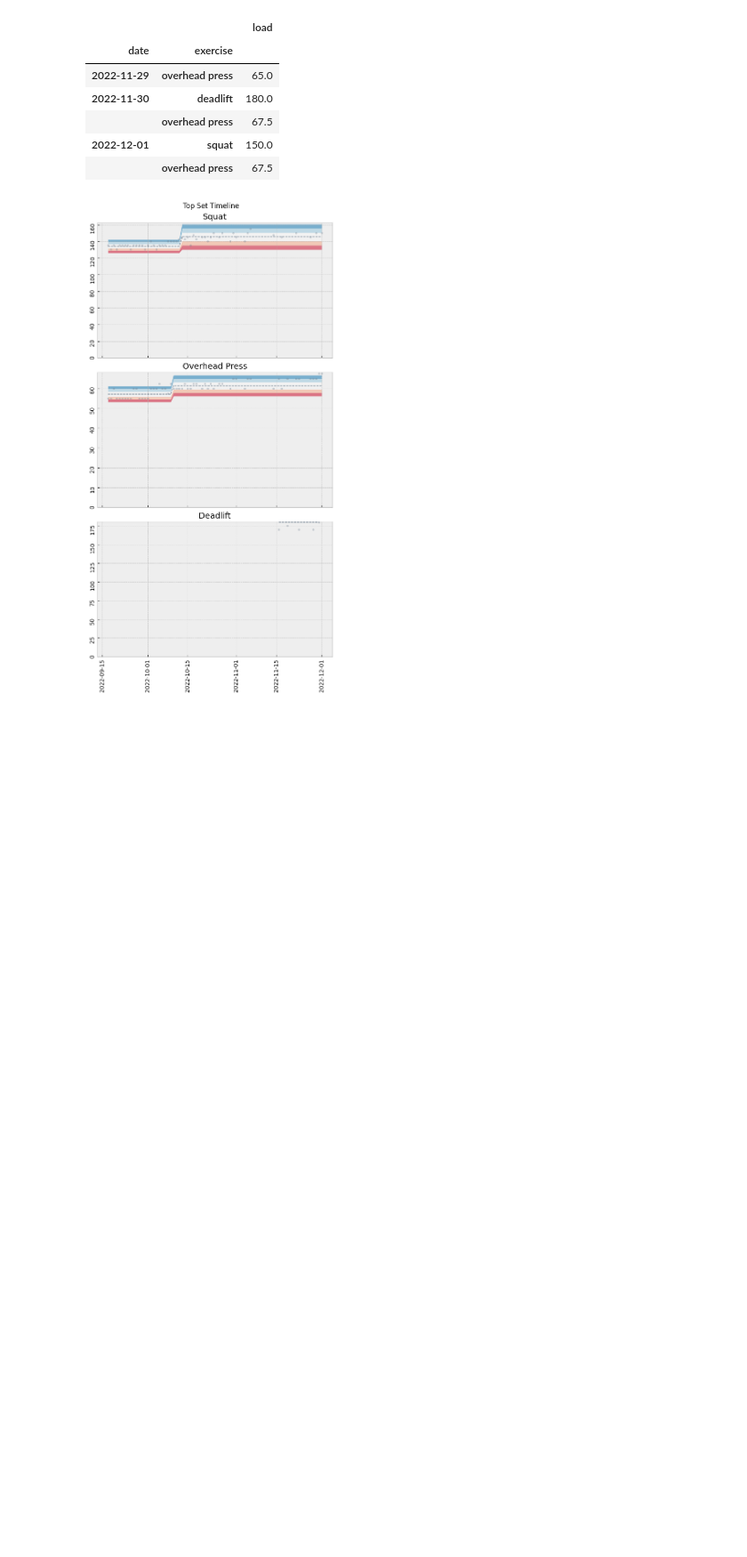
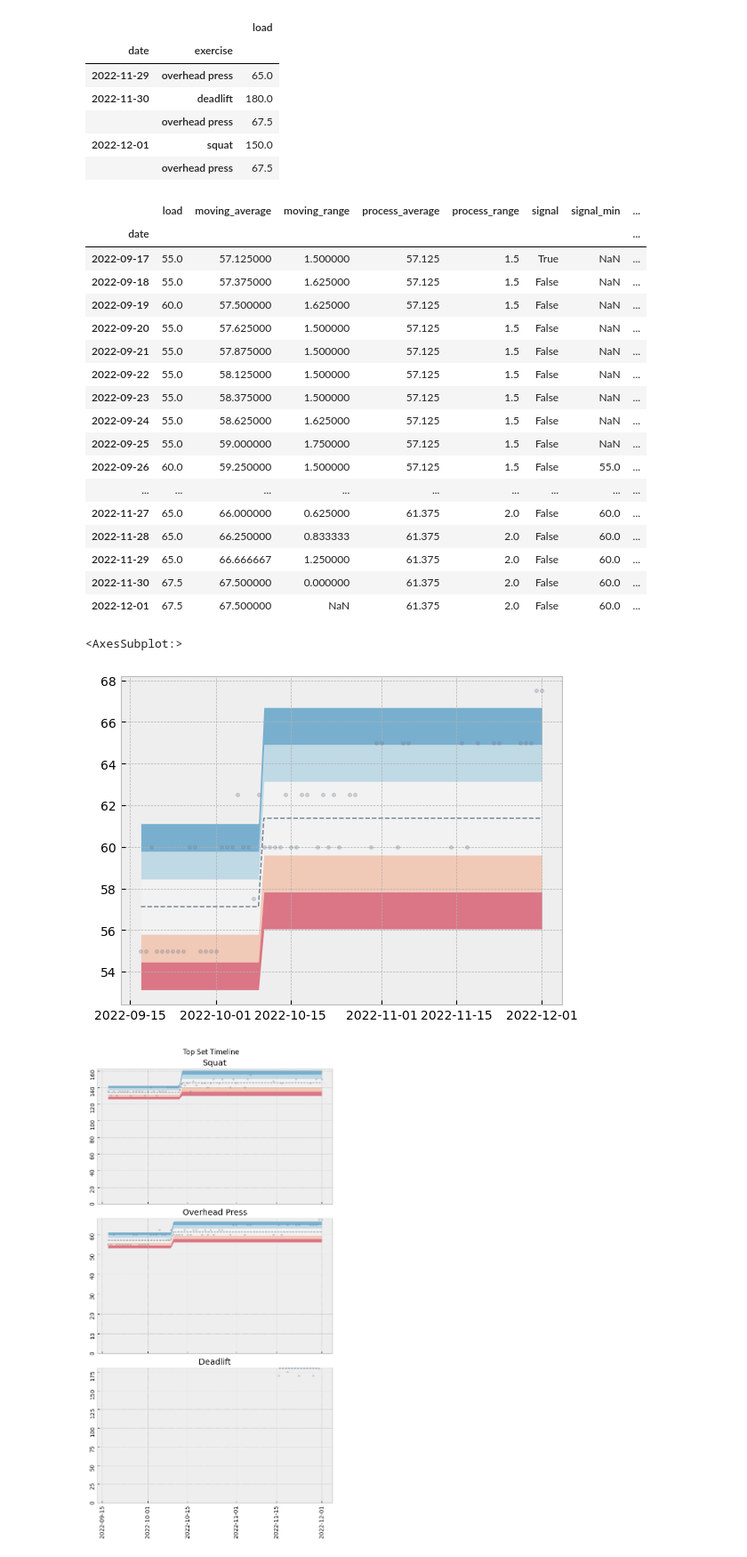
Before and after one commit to mattiasthalen/Top-Set-Log, a Jupyter notebook: top-set-log.ipynb, the cells around one changed output. Shown at 89% size. Saved outputs shown, nothing was run; the diff lists cells and outputs as text; code cells hidden in the pictures; blank space fills up the shorter version.

```diff
--- a/top-set-log.ipynb
+++ b/top-set-log.ipynb
@@ -46,6 +46,10 @@ def plot_pbc(df, y, window = 20, signal_window = 8, ax = None, display_df = Fals
     df['signal_max'] = None
     df['signal_above_average'] = None
     df['signal_below_average'] = None
+    df['previous_signal_id'] = None
+    df['signal_start_id'] = None
+    df['sufficient_rows_left'] = None
+    df['signal_open'] = None
 
     n_rows = len(df)
     previous_signal_id = 0
@@ -53,8 +57,10 @@ def plot_pbc(df, y, window = 20, signal_window = 8, ax = None, display_df = Fals
     for row in np.arange(n_rows):
         first_row = row == 0
         sufficient_rows_left = n_rows - row >= window
+        df['sufficient_rows_left'].iat[row] = sufficient_rows_left
 
         signal_start_id = np.max([8, row - signal_window])
+        df['signal_start_id'].iat[row] = signal_start_id
 
         df['signal_min'].iat[row] = df[y][signal_start_id:row].min()
         df['signal_max'].iat[row] = df[y][signal_start_id:row].max()
@@ -63,6 +69,8 @@ def plot_pbc(df, y, window = 20, signal_window = 8, ax = None, display_df = Fals
         df['signal_below_average'].iat[row] = (df['signal_max'][row] < df['process_average'][row - 1])
 
         signal_open = (first_row) | (row >= previous_signal_id + window)
+        df['signal_open'].iat[row] = signal_open
+
         signal = (signal_open) & (sufficient_rows_left) & (first_row | df['signal_above_average'][row] | df['signal_below_average'][row])
         df['signal'].iat[row] = signal
 
@@ -76,37 +84,64 @@ def plot_pbc(df, y, window = 20, signal_window = 8, ax = None, display_df = Fals
         else:
             df['process_average'].iat[row] =  df['process_average'][row - 1]
             df['process_range'].iat[row] =  df['process_range'][row - 1]
+
+        df['previous_signal_id'].iat[row] = previous_signal_id
 
     zones = 3
 
     for i in np.arange(zones):
         offset = df['process_range']*(i + 1)/1.128
         df[f'lower_limit_{i}'] = df['process_average'] - offset
         df[f'upper_limit_{i}'] = df['process_average'] + offset
 
     if display_df:
         display(df)
 
     if ax is None:
         ax = plt.gca()
 
     ax.scatter(df.index, df[y], marker = '.', alpha = 0.3, color = 'slategray', zorder = 3)
     ax.plot(df.index, df['process_average'], linestyle = '--', color = 'slategray', zorder = 3, linewidth = 1)
 
     colors = {'lower': ['#f7f7f7', '#f4a582', '#ca0020'],
               'upper': ['#f7f7f7', '#92c5de', '#0571b0']}
 
     for i in np.arange(zones):
         prev_i = np.max([0, i - 1])
 
         if i > 0:
             for level in ['lower', 'upper']:
                 ax.fill_between(df.index, df[f'{level}_limit_{i}'], df[f'{level}_limit_{prev_i}'], alpha = 0.5, color = colors[level][i], zorder = 1, label = f'Zone {i + 1} ({level})', linewidth = 0)
 
         if i == 0:
             ax.fill_between(df.index, df[f'lower_limit_{i}'], df[f'upper_limit_{prev_i}'], alpha = 0.5, color = colors['lower'][i], zorder = 1, label = 'Zone 1', linewidth = 0)
 
     return ax
+
+plot_pbc(df = df.xs('overhead press', level = 'exercise'),
+         y = 'load',
+         display_df = True)
+# %% [output]
+|  | load | moving_average | moving_range | process_average | process_range | signal | signal_min | ... |
+| date |  |  |  |  |  |  |  | ... |
+| 2022-09-17 | 55.0 | 57.125000 | 1.500000 | 57.125 | 1.5 | True | NaN | ... |
+| 2022-09-18 | 55.0 | 57.375000 | 1.625000 | 57.125 | 1.5 | False | NaN | ... |
+| 2022-09-19 | 60.0 | 57.500000 | 1.625000 | 57.125 | 1.5 | False | NaN | ... |
+| 2022-09-20 | 55.0 | 57.625000 | 1.500000 | 57.125 | 1.5 | False | NaN | ... |
+| 2022-09-21 | 55.0 | 57.875000 | 1.500000 | 57.125 | 1.5 | False | NaN | ... |
+| 2022-09-22 | 55.0 | 58.125000 | 1.500000 | 57.125 | 1.5 | False | NaN | ... |
+| 2022-09-23 | 55.0 | 58.375000 | 1.500000 | 57.125 | 1.5 | False | NaN | ... |
+| 2022-09-24 | 55.0 | 58.625000 | 1.625000 | 57.125 | 1.5 | False | NaN | ... |
+| 2022-09-25 | 55.0 | 59.000000 | 1.750000 | 57.125 | 1.5 | False | NaN | ... |
+| 2022-09-26 | 60.0 | 59.250000 | 1.500000 | 57.125 | 1.5 | False | 55.0 | ... |
+| ... | ... | ... | ... | ... | ... | ... | ... | ... |
+| 2022-11-27 | 65.0 | 66.000000 | 0.625000 | 61.375 | 2.0 | False | 60.0 | ... |
+| 2022-11-28 | 65.0 | 66.250000 | 0.833333 | 61.375 | 2.0 | False | 60.0 | ... |
+| 2022-11-29 | 65.0 | 66.666667 | 1.250000 | 61.375 | 2.0 | False | 60.0 | ... |
+| 2022-11-30 | 67.5 | 67.500000 | 0.000000 | 61.375 | 2.0 | False | 60.0 | ... |
+| 2022-12-01 | 67.5 | 67.500000 | NaN | 61.375 | 2.0 | False | 60.0 | ... |
+<AxesSubplot:>
+[figure, added]
 # %%
 exercises = df.index.get_level_values('exercise').unique().tolist()
 n_exercises = len(exercises)
```
